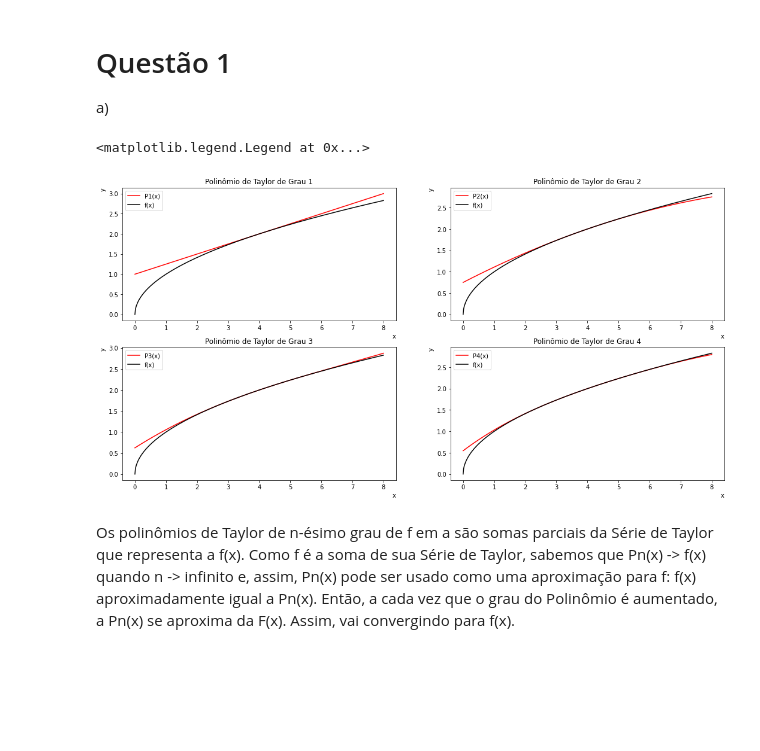
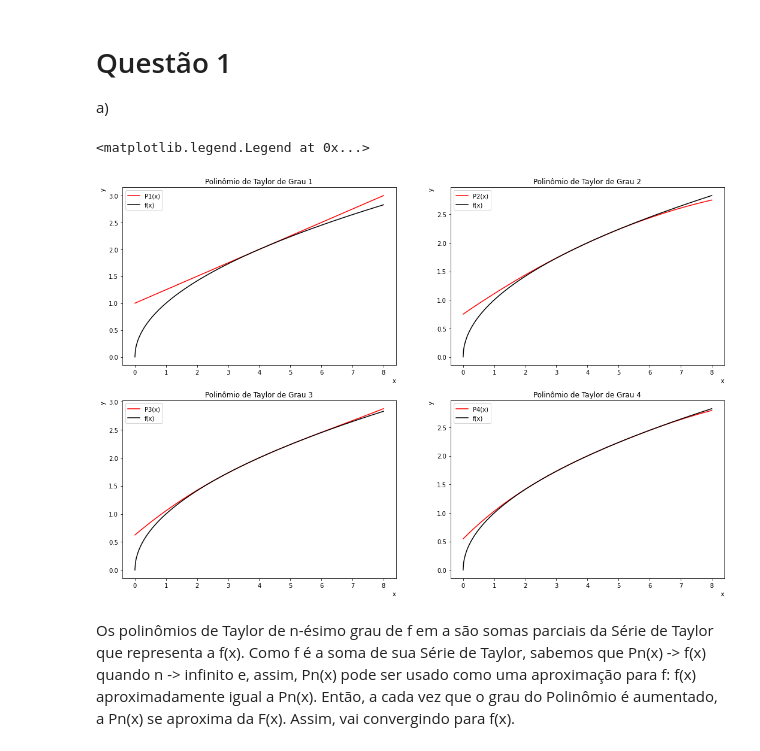
Before and after one commit to leotanaka4/trabalho-metmat, a Jupyter notebook: main.ipynb, the cells around one changed output. Drawn from its saved outputs; the diff is of its cells as text; code cells hidden in the pictures; blank space fills up the shorter version.

```diff
--- a/main.ipynb
+++ b/main.ipynb
@@ -40,39 +40,39 @@ def taylor(x, grau):
         return f(a) + (1/2)*(a**(-1/2))*(x-a) - (1/4)*(a**(-3/2))*(x-a)**2/2 + (3/8)*(a**(-5/2))*(x-a)**3/6 - (15/16)*(a**(-7/2))*(x-a)**4/24
 
 x = np.linspace(0, 8, 500)
-plt.rcParams["figure.figsize"]=18,9
+plt.rcParams["figure.figsize"]=18,12
 fig, ax = plt.subplots(2, 2)
 
 ax[0,0].plot(x,taylor(x, 1),"red", label="P1(x)")
 ax[0,0].plot(x,f(x),"black", label="f(x)")
 ax[0,0].set_title("Polinômio de Taylor de Grau 1")
 ax[0,0].set_xlabel("x", loc="right")
 ax[0,0].set_ylabel("y", loc="top")
 ax[0,0].legend()
 
 ax[0,1].plot(x,taylor(x, 2),"red", label="P2(x)")
 ax[0,1].plot(x,f(x),"black", label="f(x)")
 ax[0,1].set_title("Polinômio de Taylor de Grau 2")
 ax[0,1].set_xlabel("x", loc="right")
 ax[0,1].set_ylabel("y", loc="top")
 ax[0,1].legend()
 
 ax[1,0].plot(x,taylor(x, 3),"red", label="P3(x)")
 ax[1,0].plot(x,f(x),"black", label="f(x)")
 ax[1,0].set_title("Polinômio de Taylor de Grau 3")
 ax[1,0].set_xlabel("x", loc="right")
 ax[1,0].set_ylabel("y", loc="top")
 ax[1,0].legend()
 
 ax[1,1].plot(x,taylor(x, 4),"red", label="P4(x)")
 ax[1,1].plot(x,f(x),"black", label="f(x)")
 ax[1,1].set_title("Polinômio de Taylor de Grau 4")
 ax[1,1].set_xlabel("x", loc="right")
 ax[1,1].set_ylabel("y", loc="top")
 ax[1,1].legend()
 # %% [output]
 <matplotlib.legend.Legend at 0x...>
-[figure, old version]
+[figure, new version]
 # %% [markdown]
 Os polinômios de Taylor de n-ésimo grau de f em a são somas parciais da Série de Taylor que representa a f(x). Como f é a soma de sua Série de Taylor, sabemos que Pn(x) -> f(x) quando n -> infinito e, assim, Pn(x) pode ser usado como uma aproximação para f: f(x) aproximadamente igual a Pn(x). Então, a cada vez que o grau do Polinômio é aumentado, a Pn(x) se aproxima da F(x). Assim, vai convergindo para f(x).
 # %% [markdown]
```
Also changed, not shown: parts of 3 cells of this notebook.
